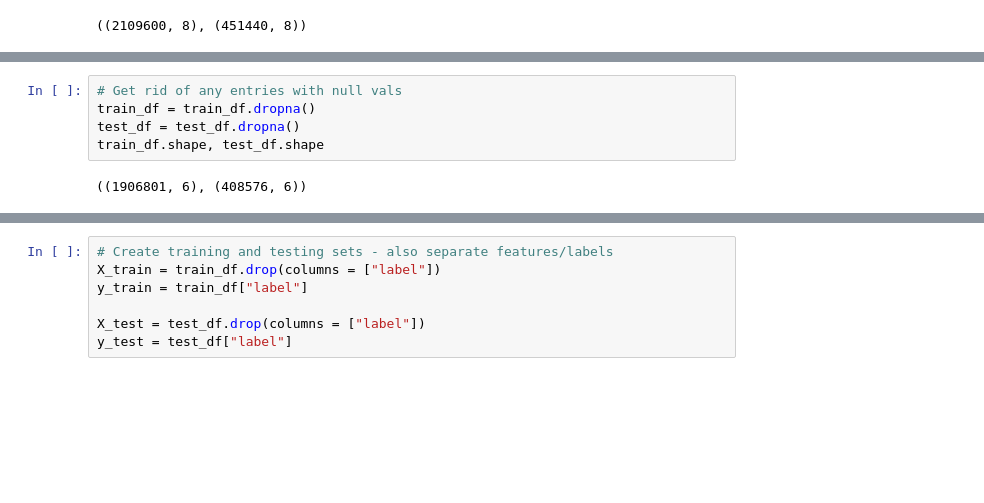
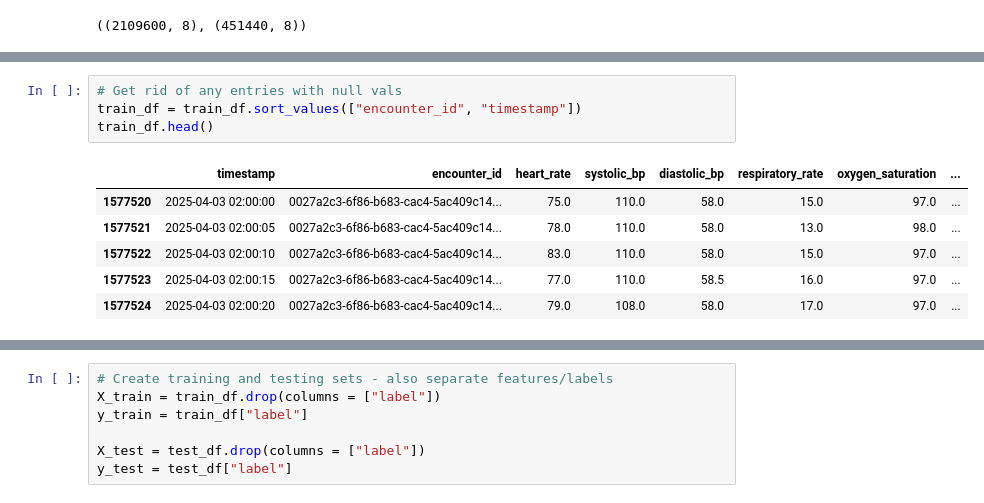
Before and after one commit to Sahillionaire/medhack, a Jupyter notebook: small_tracts/NeuralNetworkModel.ipynb, the cells around one changed output, grey strips where cells are left out. Saved outputs shown, nothing was run; the diff lists cells and outputs as text; blank space fills up the shorter version.

```diff
--- a/small_tracts/NeuralNetworkModel.ipynb
+++ b/small_tracts/NeuralNetworkModel.ipynb
@@ -35,7 +88,11 @@ train_df.head()
 # %%
 # Get rid of any entries with null vals
-train_df = train_df.dropna()
-test_df = test_df.dropna()
-train_df.shape, test_df.shape
+train_df = train_df.sort_values(["encounter_id", "timestamp"])
+train_df.head()
 # %% [output]
-((1906801, 6), (408576, 6))
+|  | timestamp | encounter_id | heart_rate | systolic_bp | diastolic_bp | respiratory_rate | oxygen_saturation | ... |
+| 1577520 | 2025-04-03 02:00:00 | 0027a2c3-6f86-b683-cac4-5ac409c14... | 75.0 | 110.0 | 58.0 | 15.0 | 97.0 | ... |
+| 1577521 | 2025-04-03 02:00:05 | 0027a2c3-6f86-b683-cac4-5ac409c14... | 78.0 | 110.0 | 58.0 | 13.0 | 98.0 | ... |
+| 1577522 | 2025-04-03 02:00:10 | 0027a2c3-6f86-b683-cac4-5ac409c14... | 83.0 | 110.0 | 58.0 | 15.0 | 97.0 | ... |
+| 1577523 | 2025-04-03 02:00:15 | 0027a2c3-6f86-b683-cac4-5ac409c14... | 77.0 | 110.0 | 58.5 | 16.0 | 97.0 | ... |
+| 1577524 | 2025-04-03 02:00:20 | 0027a2c3-6f86-b683-cac4-5ac409c14... | 79.0 | 108.0 | 58.0 | 17.0 | 97.0 | ... |
```
Also changed, not shown: parts of 4 cells of this notebook.
